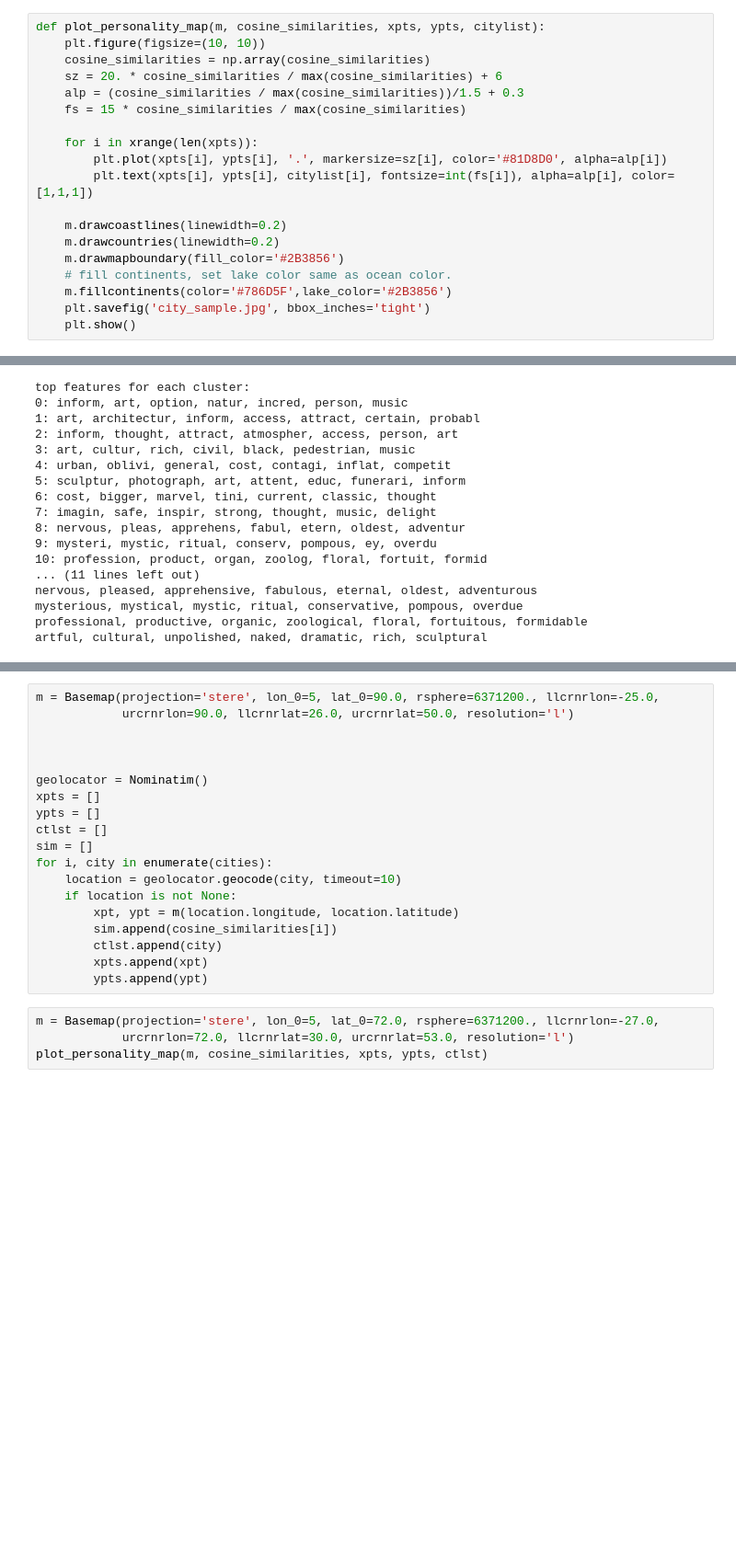
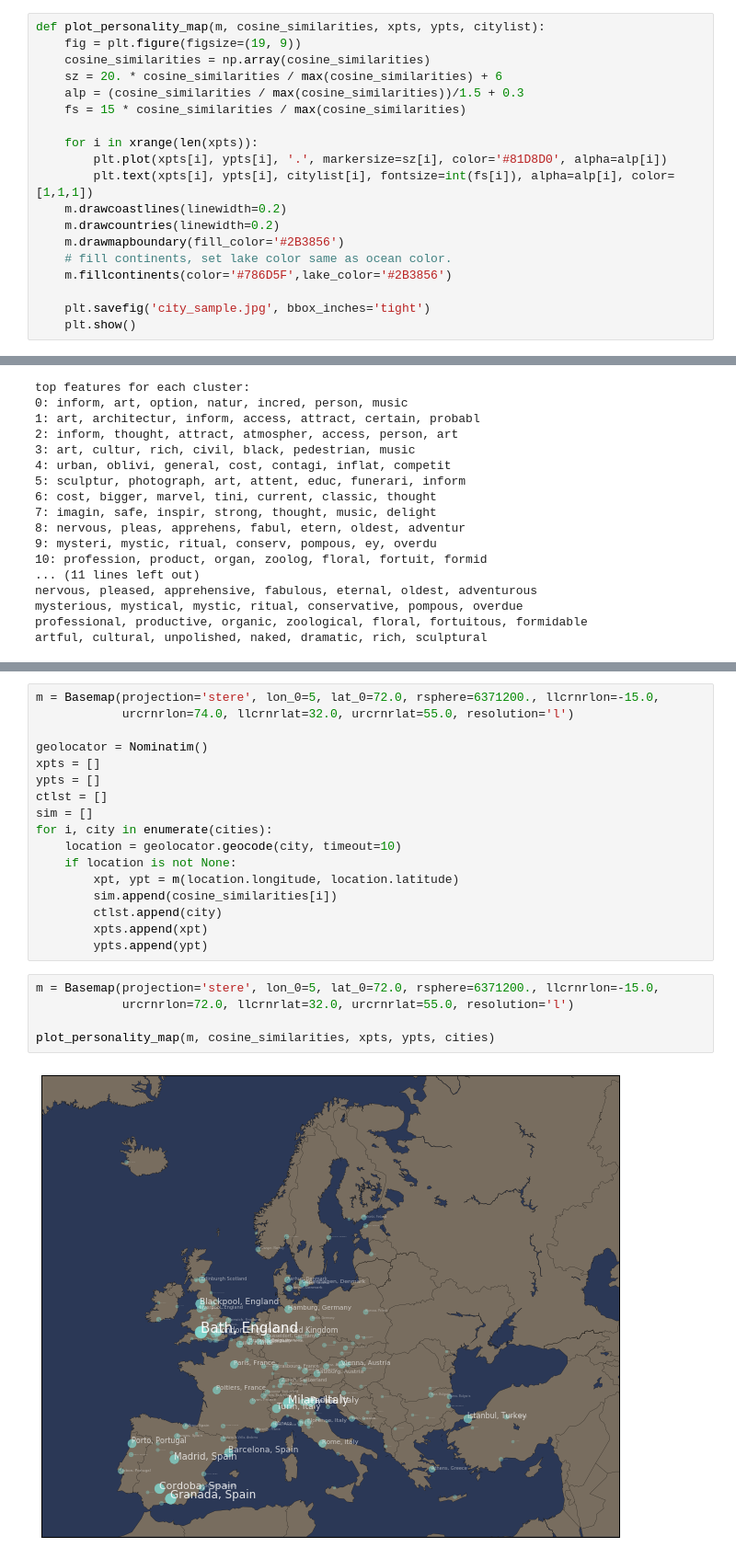
Before and after one commit to SydneyLauren/city-sense, a Jupyter notebook: eda/Data_Cleaning.ipynb, the cells around one changed output, grey strips where cells are left out. Shown at 92% size. Drawn from its saved outputs; the diff is of its cells as text; blank space fills up the shorter version.

Commit message:
further plot refinement

```diff
--- a/eda/Data_Cleaning.ipynb
+++ b/eda/Data_Cleaning.ipynb
@@ -216,7 +216,7 @@ def calculate_cosine_sim(doc_bodies, check_words, stops):
     return cosine_similarities[-1, :-1]
 # %%
 def plot_personality_map(m, cosine_similarities, xpts, ypts, citylist):
-    plt.figure(figsize=(10, 10))
+    fig = plt.figure(figsize=(19, 9))
     cosine_similarities = np.array(cosine_similarities)
     sz = 20. * cosine_similarities / max(cosine_similarities) + 6
     alp = (cosine_similarities / max(cosine_similarities))/1.5 + 0.3
@@ -225,12 +225,12 @@ def plot_personality_map(m, cosine_similarities, xpts, ypts, citylist):
     for i in xrange(len(xpts)):
         plt.plot(xpts[i], ypts[i], '.', markersize=sz[i], color='#81D8D0', alpha=alp[i])
         plt.text(xpts[i], ypts[i], citylist[i], fontsize=int(fs[i]), alpha=alp[i], color=[1,1,1])
-
     m.drawcoastlines(linewidth=0.2)
     m.drawcountries(linewidth=0.2)
     m.drawmapboundary(fill_color='#2B3856')
     # fill continents, set lake color same as ocean color.
     m.fillcontinents(color='#786D5F',lake_color='#2B3856')
+
     plt.savefig('city_sample.jpg', bbox_inches='tight')
     plt.show()
 # %%
@@ -422,8 +410,6 @@ with open('personalities.txt') as f:
 # %%
-m = Basemap(projection='stere', lon_0=5, lat_0=90.0, rsphere=6371200., llcrnrlon=-25.0,
-            urcrnrlon=90.0, llcrnrlat=26.0, urcrnrlat=50.0, resolution='l')
-
-
+m = Basemap(projection='stere', lon_0=5, lat_0=72.0, rsphere=6371200., llcrnrlon=-15.0,
+            urcrnrlon=74.0, llcrnrlat=32.0, urcrnrlat=55.0, resolution='l')
 
 geolocator = Nominatim()
 xpts = []
@@ -439,6 +425,9 @@ for i, city in enumerate(cities):
         xpts.append(xpt)
         ypts.append(ypt)
 # %%
-m = Basemap(projection='stere', lon_0=5, lat_0=72.0, rsphere=6371200., llcrnrlon=-27.0,
-            urcrnrlon=72.0, llcrnrlat=30.0, urcrnrlat=53.0, resolution='l')
-plot_personality_map(m, cosine_similarities, xpts, ypts, ctlst)
+m = Basemap(projection='stere', lon_0=5, lat_0=72.0, rsphere=6371200., llcrnrlon=-15.0,
+            urcrnrlon=72.0, llcrnrlat=32.0, urcrnrlat=55.0, resolution='l')
+
+plot_personality_map(m, cosine_similarities, xpts, ypts, cities)
+# %% [output]
+[figure, added]
```
Also changed, not shown: parts of 3 cells of this notebook.
